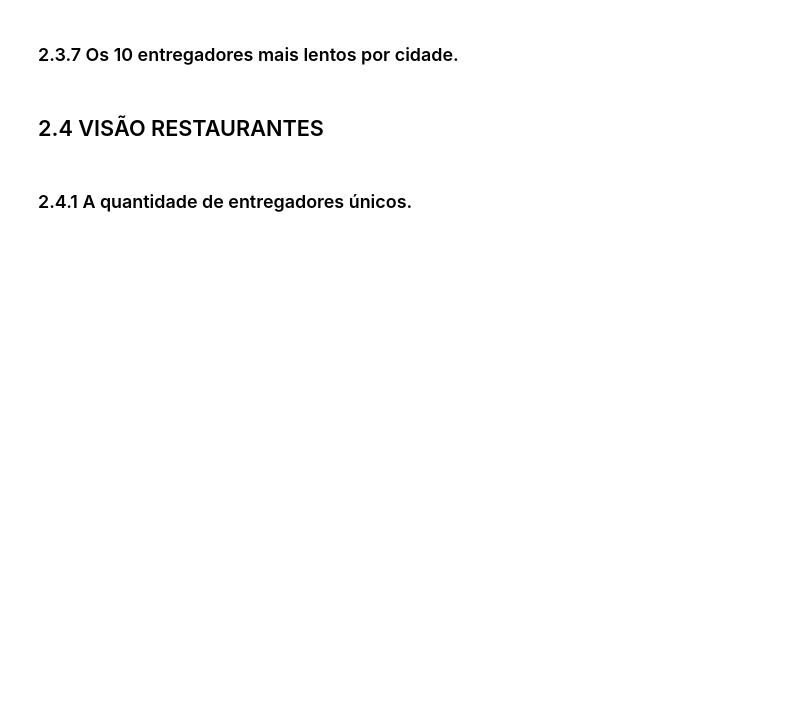
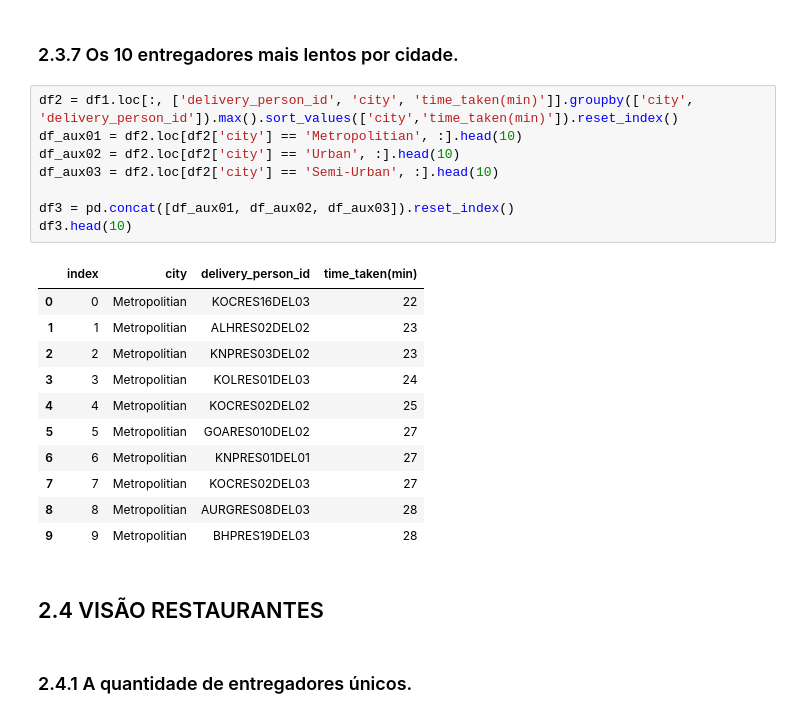
Before and after one commit to martinakbeck/curry_company, a Jupyter notebook: notebooks/c01_curry_company.ipynb, the cells around one changed output. Cells and saved outputs as stored; diff of their text form; blank space fills up the shorter version.

```diff
--- a/notebooks/c01_curry_company.ipynb
+++ b/notebooks/c01_curry_company.ipynb
@@ -560,5 +641,25 @@ map_
 # %% [markdown]
 ### 2.3.7 Os 10 entregadores mais lentos por cidade.
+# %%
+df2 = df1.loc[:, ['delivery_person_id', 'city', 'time_taken(min)']].groupby(['city', 'delivery_person_id']).max().sort_values(['city','time_taken(min)']).reset_index()
+df_aux01 = df2.loc[df2['city'] == 'Metropolitian', :].head(10)
+df_aux02 = df2.loc[df2['city'] == 'Urban', :].head(10)
+df_aux03 = df2.loc[df2['city'] == 'Semi-Urban', :].head(10)
+
+df3 = pd.concat([df_aux01, df_aux02, df_aux03]).reset_index()
+df3.head(10)
+# %% [output]
+|  | index | city | delivery_person_id | time_taken(min) |
+| 0 | 0 | Metropolitian | KOCRES16DEL03 | 22 |
+| 1 | 1 | Metropolitian | ALHRES02DEL02 | 23 |
+| 2 | 2 | Metropolitian | KNPRES03DEL02 | 23 |
+| 3 | 3 | Metropolitian | KOLRES01DEL03 | 24 |
+| 4 | 4 | Metropolitian | KOCRES02DEL02 | 25 |
+| 5 | 5 | Metropolitian | GOARES010DEL02 | 27 |
+| 6 | 6 | Metropolitian | KNPRES01DEL01 | 27 |
+| 7 | 7 | Metropolitian | KOCRES02DEL03 | 27 |
+| 8 | 8 | Metropolitian | AURGRES08DEL03 | 28 |
+| 9 | 9 | Metropolitian | BHPRES19DEL03 | 28 |
 # %% [markdown]
 ## 2.4 VISÃO RESTAURANTES
 # %% [markdown]
```
Also changed, not shown: parts of 13 cells of this notebook.
